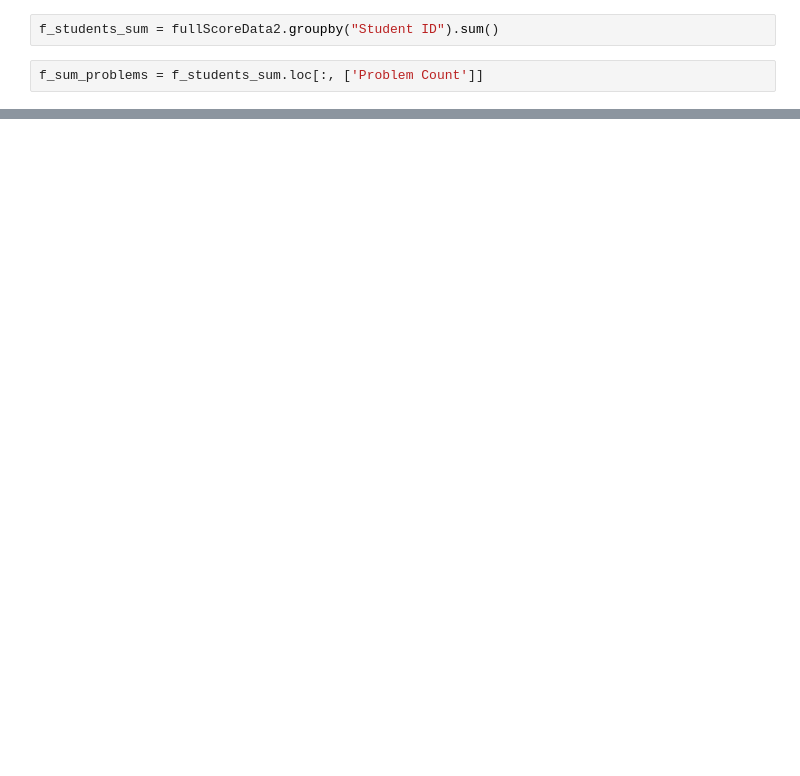
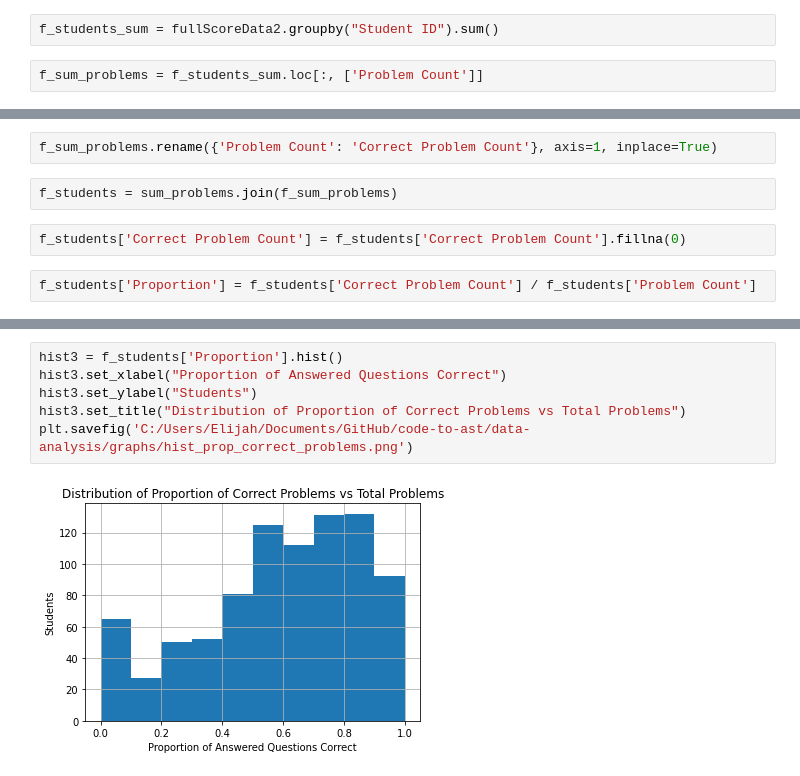
Before and after one commit to elijah-chou/HonorsThesis-CodeToAST, a Jupyter notebook: data-analysis/Total Questions and Total Correct Questions by Student.ipynb, the cells around one changed output, grey strips where cells are left out. Saved outputs shown, nothing was run; the diff lists cells and outputs as text; blank space fills up the shorter version.

```diff
--- a/data-analysis/Total Questions and Total Correct Questions by Student.ipynb
+++ b/data-analysis/Total Questions and Total Correct Questions by Student.ipynb
@@ -84,0 +101,8 @@ plt.savefig('C:/Users/Elijah/Documents/GitHub/code-to-ast/data-analysis/graphs/h
+# %%
+f_sum_problems.rename({'Problem Count': 'Correct Problem Count'}, axis=1, inplace=True)
+# %%
+f_students = sum_problems.join(f_sum_problems)
+# %%
+f_students['Correct Problem Count'] = f_students['Correct Problem Count'].fillna(0)
+# %%
+f_students['Proportion'] = f_students['Correct Problem Count'] / f_students['Problem Count']
@@ -84,0 +121,8 @@ plt.savefig('C:/Users/Elijah/Documents/GitHub/code-to-ast/data-analysis/graphs/h
+# %%
+hist3 = f_students['Proportion'].hist()
+hist3.set_xlabel("Proportion of Answered Questions Correct")
+hist3.set_ylabel("Students")
+hist3.set_title("Distribution of Proportion of Correct Problems vs Total Problems")
+plt.savefig('C:/Users/Elijah/Documents/GitHub/code-to-ast/data-analysis/graphs/hist_prop_correct_problems.png')
+# %% [output]
+[figure, added]
```
Also changed, not shown: parts of 5 cells of this notebook, 9 other files.
